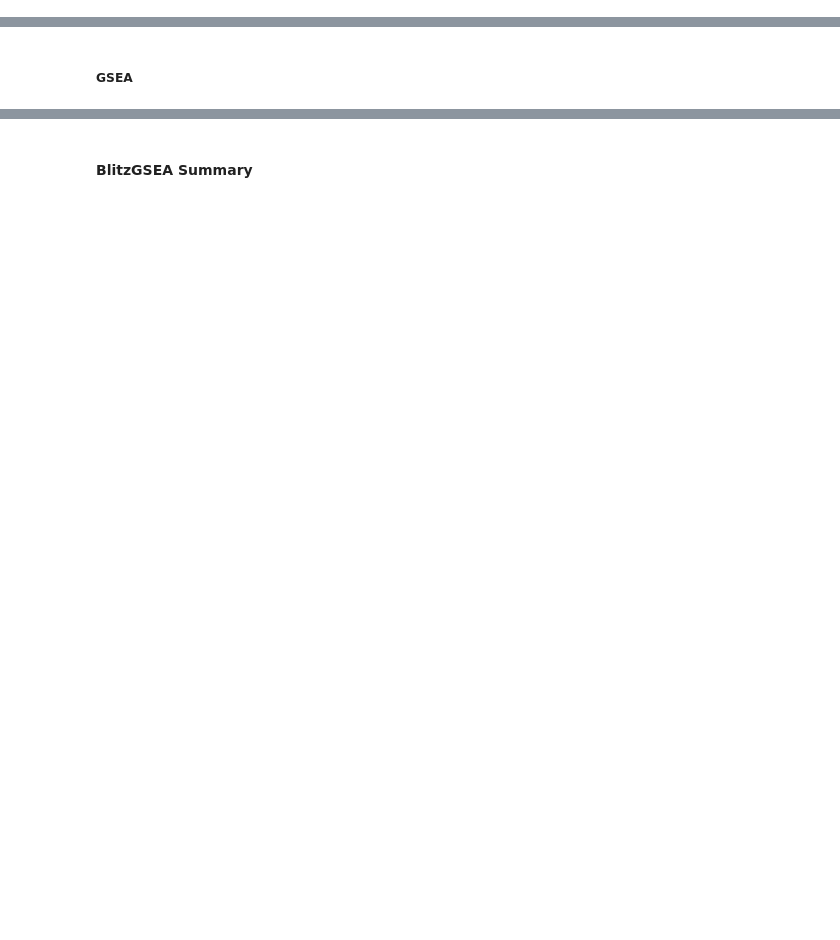
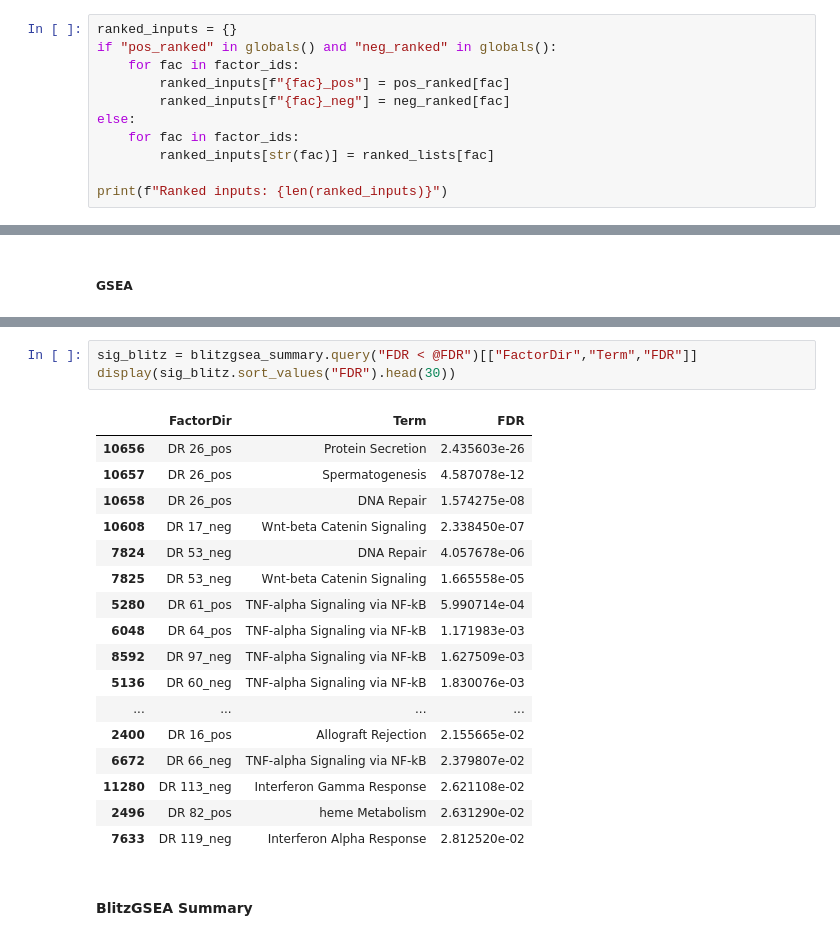
Before and after one commit to clarasoekler/DRVI_tutorials, a Jupyter notebook: identification_of_factors.ipynb, the cells around one changed output, grey strips where cells are left out. Drawn from its saved outputs; the diff is of its cells as text; blank space fills up the shorter version.

```diff
--- a/identification_of_factors.ipynb
+++ b/identification_of_factors.ipynb
@@ -247,0 +378,11 @@ factor_ids = embed.var[factor_id_col].astype(str).tolist()
+# %%
+ranked_inputs = {}
+if "pos_ranked" in globals() and "neg_ranked" in globals():
+    for fac in factor_ids:
+        ranked_inputs[f"{fac}_pos"] = pos_ranked[fac]
+        ranked_inputs[f"{fac}_neg"] = neg_ranked[fac]
+else:
+    for fac in factor_ids:
+        ranked_inputs[str(fac)] = ranked_lists[fac]
+
+print(f"Ranked inputs: {len(ranked_inputs)}")
@@ -472,3 +680,24 @@ display(blitzgsea_summary.head(60))
+# %%
+sig_blitz = blitzgsea_summary.query("FDR < @FDR")[["FactorDir","Term","FDR"]]
+display(sig_blitz.sort_values("FDR").head(30))
+# %% [output]
+|  | FactorDir | Term | FDR |
+| 10656 | DR 26_pos | Protein Secretion | 2.435603e-26 |
+| 10657 | DR 26_pos | Spermatogenesis | 4.587078e-12 |
+| 10658 | DR 26_pos | DNA Repair | 1.574275e-08 |
+| 10608 | DR 17_neg | Wnt-beta Catenin Signaling | 2.338450e-07 |
+| 7824 | DR 53_neg | DNA Repair | 4.057678e-06 |
+| 7825 | DR 53_neg | Wnt-beta Catenin Signaling | 1.665558e-05 |
+| 5280 | DR 61_pos | TNF-alpha Signaling via NF-kB | 5.990714e-04 |
+| 6048 | DR 64_pos | TNF-alpha Signaling via NF-kB | 1.171983e-03 |
+| 8592 | DR 97_neg | TNF-alpha Signaling via NF-kB | 1.627509e-03 |
+| 5136 | DR 60_neg | TNF-alpha Signaling via NF-kB | 1.830076e-03 |
+| ... | ... | ... | ... |
+| 2400 | DR 16_pos | Allograft Rejection | 2.155665e-02 |
+| 6672 | DR 66_neg | TNF-alpha Signaling via NF-kB | 2.379807e-02 |
+| 11280 | DR 113_neg | Interferon Gamma Response | 2.621108e-02 |
+| 2496 | DR 82_pos | heme Metabolism | 2.631290e-02 |
+| 7633 | DR 119_neg | Interferon Alpha Response | 2.812520e-02 |
 # %% [markdown]
 #### BlitzGSEA Summary
 # %%
```
Also changed, not shown: parts of 90 cells of this notebook.
